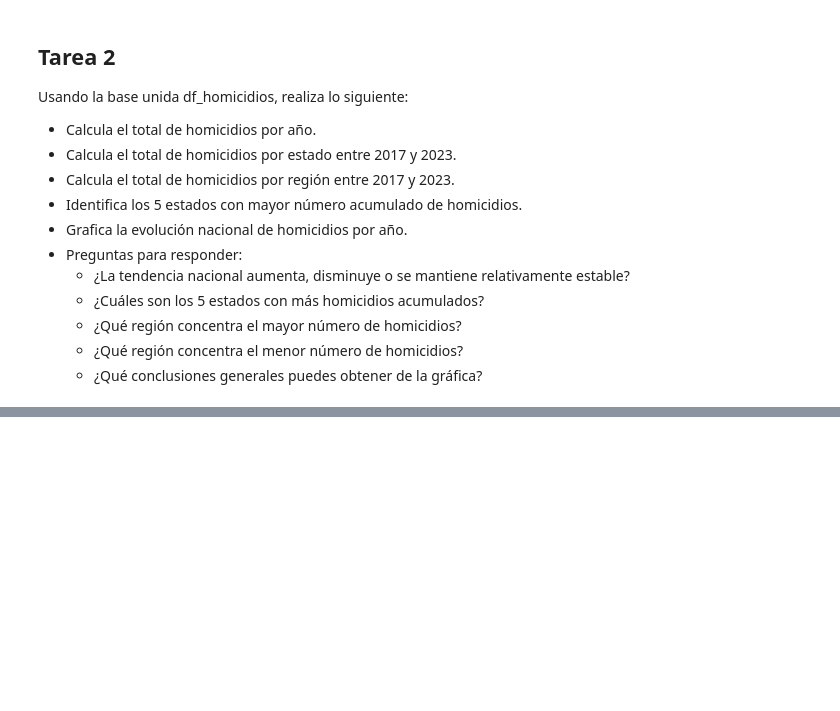
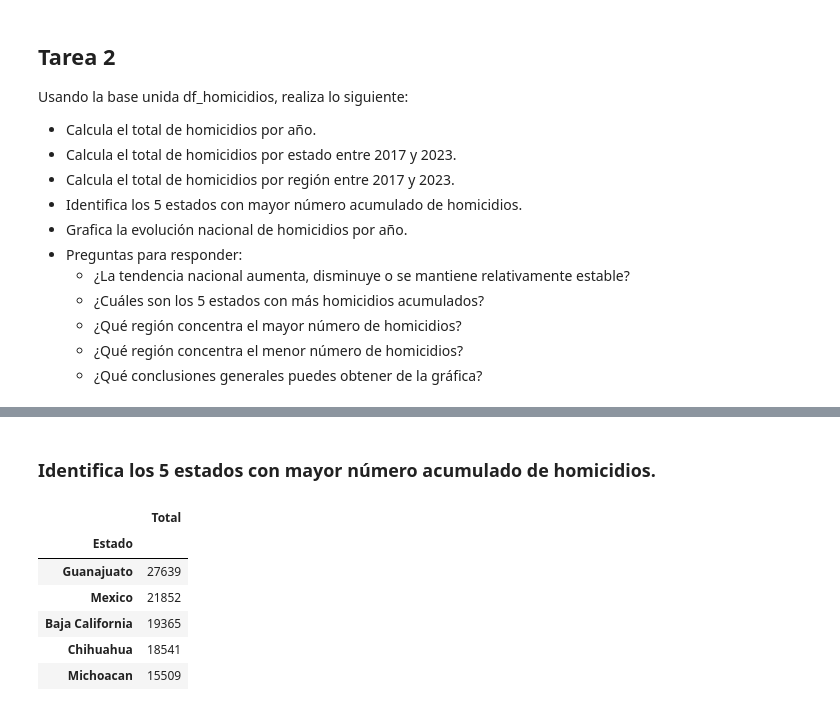
Before and after one commit to CarlosManuelMartinezMartinez/Mini-Curso-Python, a Jupyter notebook: Tarea Clase 4.ipynb, the cells around one changed output, grey strips where cells are left out. Cells and saved outputs as stored; diff of their text form; code cells hidden in the pictures; blank space fills up the shorter version.

```diff
--- a/Tarea Clase 4.ipynb
+++ b/Tarea Clase 4.ipynb
@@ -123,0 +178,19 @@ Usando la base unida df_homicidios, realiza lo siguiente:
+# %%
+# Resumiendo en pocas lineas de código
+lista=[]
+for i in df_homicidios["Estado"]:
+    if i in lista:
+        continue
+    else:
+        lista.append(i)
+#print(lista)
+
+for i in lista:
+    homicidios_estado=estados.loc[i]["Total"].sum()
+    print("Los homicidios de",i," de 2017 a 2023 son: ",homicidios_estado)
+
+
+# Hay formas de hacerlo de forma sencilla usando: resumen = df_homicidios.groupby("Estado")["Total"].sum()
+#    Esto devuelve directamente una Serie con el total de homicidios por estado entre 2017 y 2023
+resumen_estado = df_homicidios.groupby("Estado")["Total"].sum()
+resumen_estado
@@ -123,0 +268,14 @@ Usando la base unida df_homicidios, realiza lo siguiente:
+# %% [markdown]
+### Identifica los 5 estados con mayor número acumulado de homicidios.
+# %%
+type(resumen_estado)
+resumen_estado.to_frame().sort_values("Total",ascending=False).head(5)
+#resumen_estado.sort_values("Total",ascending=False)
+# %% [output]
+|  | Total |
+| Estado |  |
+| Guanajuato | 27639 |
+| Mexico | 21852 |
+| Baja California | 19365 |
+| Chihuahua | 18541 |
+| Michoacan | 15509 |
```
Also changed, not shown: parts of 19 cells of this notebook.
